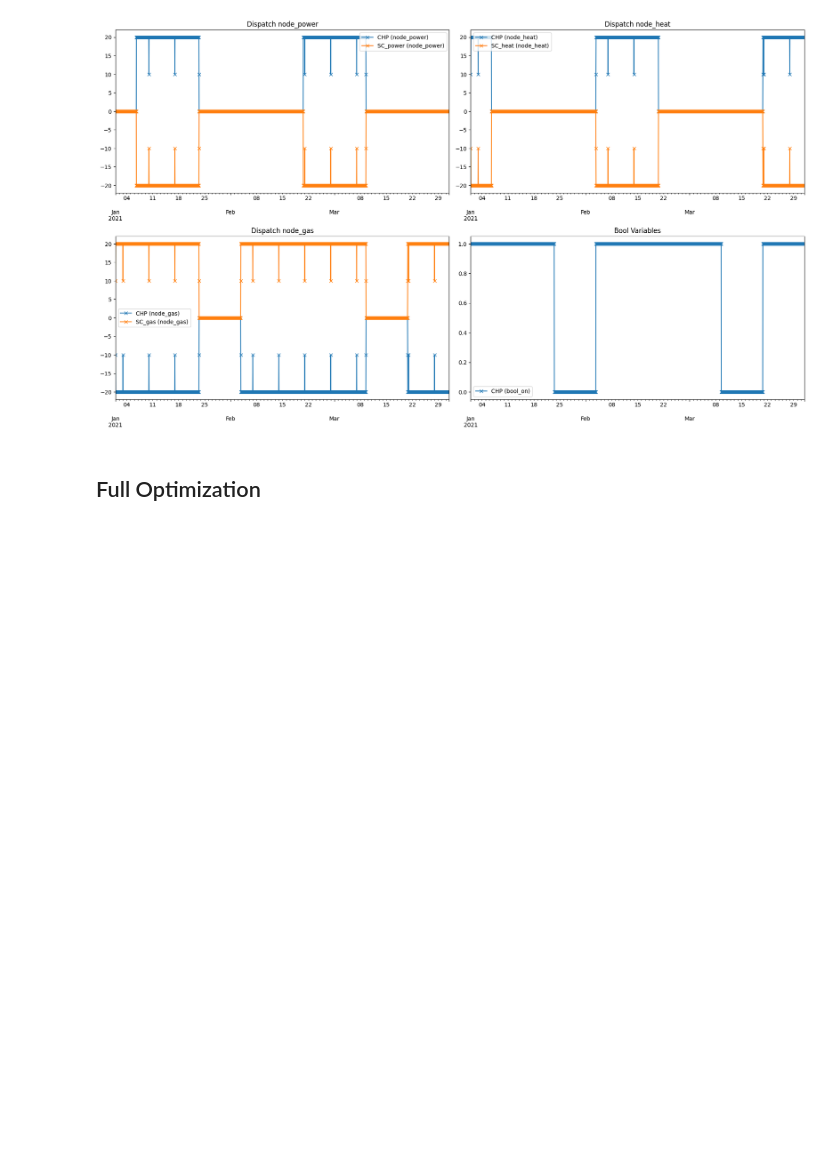
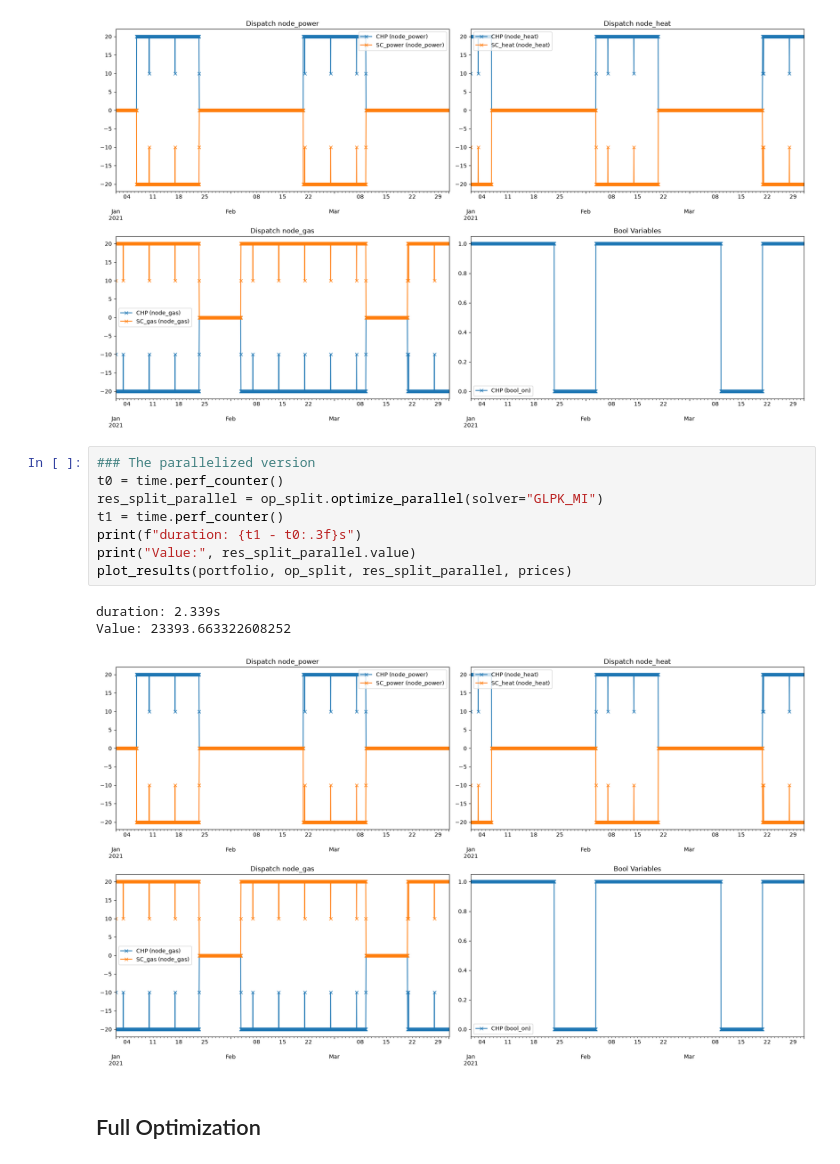
Before and after one commit to RIVACON/EAO, a Jupyter notebook: doc/source/samples/split_optimization/split_optimization.ipynb, the cells around one changed output. Drawn from its saved outputs; the diff is of its cells as text; blank space fills up the shorter version.

Commit message:
added (optional) parallelization in split optim

```diff
--- a/doc/source/samples/split_optimization/split_optimization.ipynb
+++ b/doc/source/samples/split_optimization/split_optimization.ipynb
@@ -84,6 +89,18 @@ plot_results(portfolio, op_split, res_split, prices)
 # %% [output]
 Value: 23393.663322608252
 [figure]
+# %%
+### The parallelized version
+t0 = time.perf_counter()
+res_split_parallel = op_split.optimize_parallel(solver="GLPK_MI")
+t1 = time.perf_counter()
+print(f"duration: {t1 - t0:.3f}s")
+print("Value:", res_split_parallel.value)
+plot_results(portfolio, op_split, res_split_parallel, prices)
+# %% [output]
+duration: 2.339s
+Value: 23393.663322608252
+[figure, added]
 # %% [markdown]
 ## Full Optimization
 # %%
```
Also changed, not shown: parts of 5 cells of this notebook, 5 other files.
